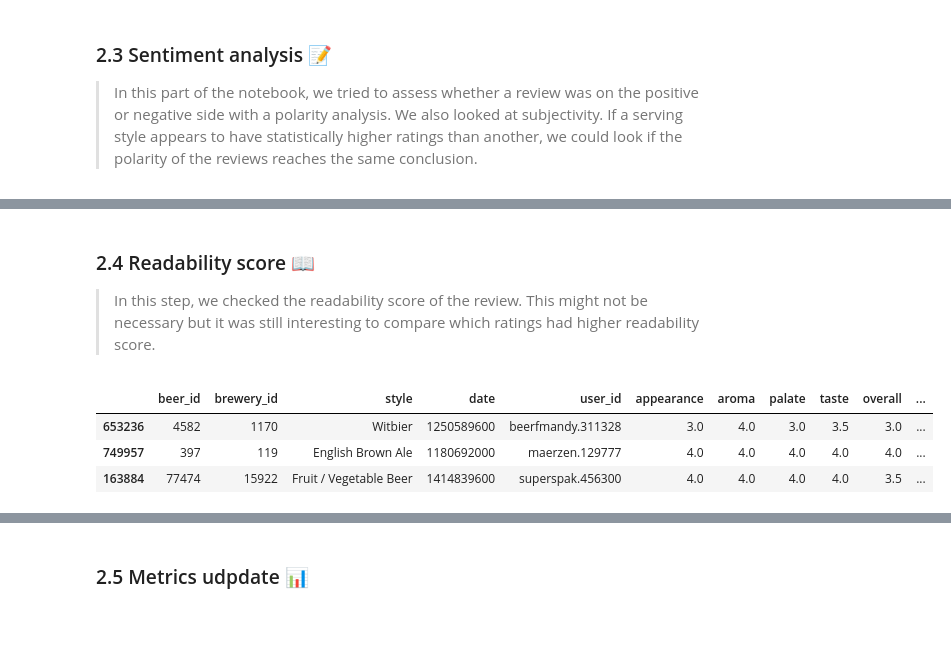
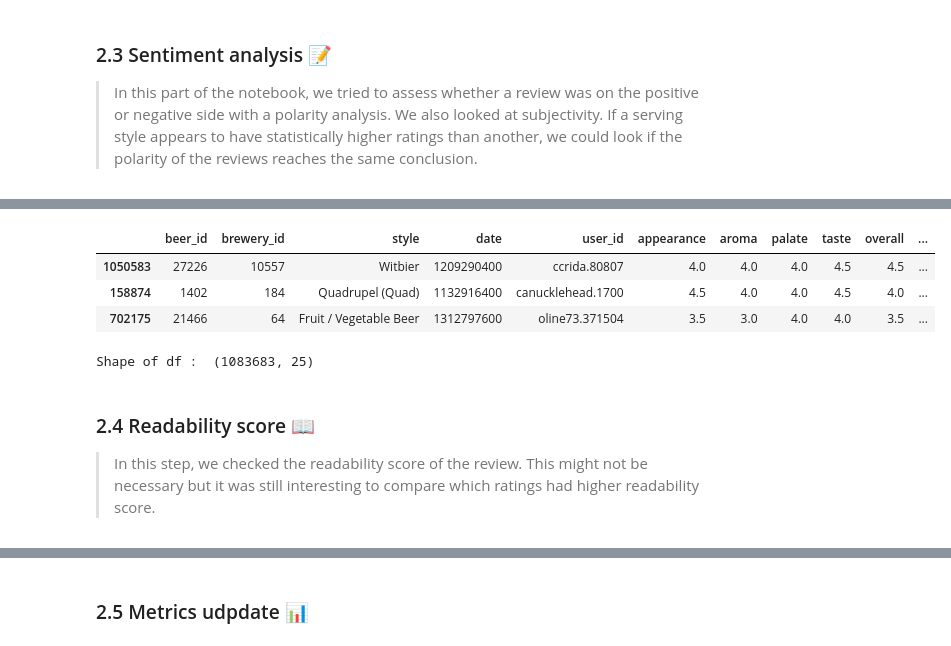
Before and after one commit to epfl-ada/ada-2023-project-beeradaventure46, a Jupyter notebook: Milestone_2.ipynb, the cells around one changed output, grey strips where cells are left out. Saved outputs shown, nothing was run; the diff lists cells and outputs as text; code cells hidden in the pictures.

```diff
--- a/Milestone_2.ipynb
+++ b/Milestone_2.ipynb
@@ -812,3 +871,12 @@ df.sample(3)
+# %%
+display(df.sample(3))
+print('Shape of df : ', df.shape)
+# %% [output]
+|  | beer_id | brewery_id | style | date | user_id | appearance | aroma | palate | taste | overall | ... |
+| 1050583 | 27226 | 10557 | Witbier | 1209290400 | ccrida.80807 | 4.0 | 4.0 | 4.0 | 4.5 | 4.5 | ... |
+| 158874 | 1402 | 184 | Quadrupel (Quad) | 1132916400 | canucklehead.1700 | 4.5 | 4.0 | 4.0 | 4.5 | 4.0 | ... |
+| 702175 | 21466 | 64 | Fruit / Vegetable Beer | 1312797600 | oline73.371504 | 3.5 | 3.0 | 4.0 | 4.0 | 3.5 | ... |
+Shape of df :  (1083683, 25)
 # %% [markdown]
 ### 2.4 Readability score 📖
 
@@ -817,10 +885,3 @@ df.sample(3)
 #df = compute_readability(df)
 #df.to_csv(dataset_path + 'BA_readability.csv', index=False)
 df = pd.read_csv(dataset_path + 'BA_readability.csv')
-# %%
-df.sample(3)
-# %% [output]
-|  | beer_id | brewery_id | style | date | user_id | appearance | aroma | palate | taste | overall | ... |
-| 653236 | 4582 | 1170 | Witbier | 1250589600 | beerfmandy.311328 | 3.0 | 4.0 | 3.0 | 3.5 | 3.0 | ... |
-| 749957 | 397 | 119 | English Brown Ale | 1180692000 | maerzen.129777 | 4.0 | 4.0 | 4.0 | 4.0 | 4.0 | ... |
-| 163884 | 77474 | 15922 | Fruit / Vegetable Beer | 1414839600 | superspak.456300 | 4.0 | 4.0 | 4.0 | 4.0 | 3.5 | ... |
```
Also changed, not shown: parts of 42 cells of this notebook, 1 other file.
